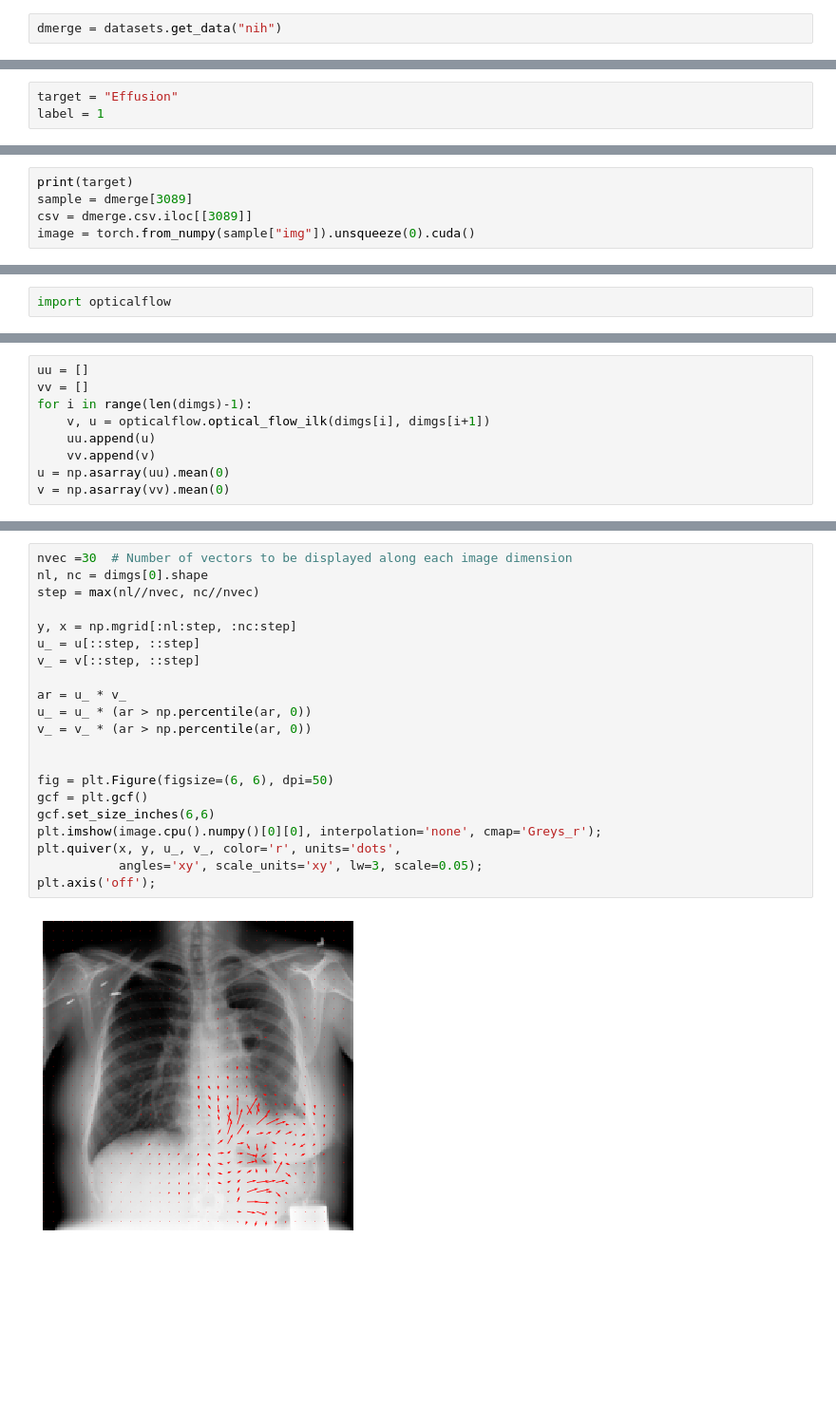
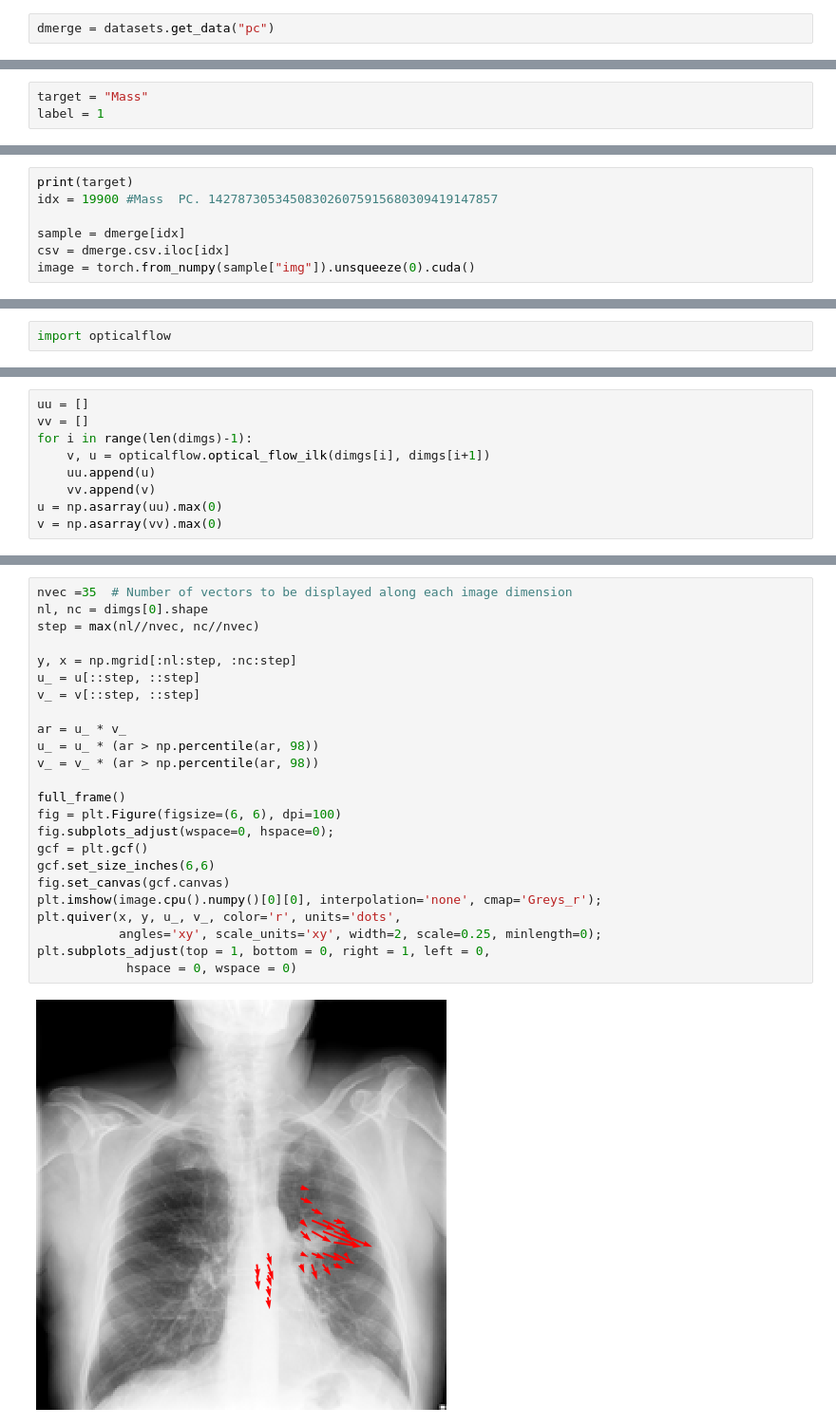
Before and after one commit to mlmed/gifsplanation, a Jupyter notebook: gif-generate-opticalflow.ipynb, the cells around one changed output, grey strips where cells are left out. Shown at 95% size. Saved outputs shown, nothing was run; the diff lists cells and outputs as text; blank space fills up the shorter version.

```diff
--- a/gif-generate-opticalflow.ipynb
+++ b/gif-generate-opticalflow.ipynb
@@ -27,3 +37,3 @@ import glob
 # %%
-dmerge = datasets.get_data("nih")
+dmerge = datasets.get_data("pc")
 # %% [output]
@@ -53,3 +67,3 @@ temp_path = "/lscratch/joecohen/SDS-2342-ASDAA"
 # %%
-target = "Effusion"
+target = "Mass"
 label = 1
@@ -56,6 +80,8 @@ label = 1
 # %%
 print(target)
-sample = dmerge[3089]
-csv = dmerge.csv.iloc[[3089]]
+idx = 19900 #Mass  PC. 142787305345083026075915680309419147857
+
+sample = dmerge[idx]
+csv = dmerge.csv.iloc[idx]
 image = torch.from_numpy(sample["img"]).unsqueeze(0).cuda()
 # %% [output]
@@ -120,8 +171,8 @@ for i in range(len(dimgs)-1):
     v, u = opticalflow.optical_flow_ilk(dimgs[i], dimgs[i+1])
     uu.append(u)
     vv.append(v)
-u = np.asarray(uu).mean(0)
-v = np.asarray(vv).mean(0)
+u = np.asarray(uu).max(0)
+v = np.asarray(vv).max(0)
 # %%
 norm = np.sqrt(u ** 2 + v ** 2)
 plt.imshow(norm, interpolation='none')
@@ -131,23 +182,26 @@ plt.imshow(norm, interpolation='none')
 # %%
-nvec =30  # Number of vectors to be displayed along each image dimension
+nvec =35  # Number of vectors to be displayed along each image dimension
 nl, nc = dimgs[0].shape
 step = max(nl//nvec, nc//nvec)
 
 y, x = np.mgrid[:nl:step, :nc:step]
 u_ = u[::step, ::step]
 v_ = v[::step, ::step]
 
 ar = u_ * v_
-u_ = u_ * (ar > np.percentile(ar, 0))
-v_ = v_ * (ar > np.percentile(ar, 0))
+u_ = u_ * (ar > np.percentile(ar, 98))
+v_ = v_ * (ar > np.percentile(ar, 98))
 
-
-fig = plt.Figure(figsize=(6, 6), dpi=50)
+full_frame()
+fig = plt.Figure(figsize=(6, 6), dpi=100)
+fig.subplots_adjust(wspace=0, hspace=0);
 gcf = plt.gcf()
 gcf.set_size_inches(6,6)
+fig.set_canvas(gcf.canvas)
 plt.imshow(image.cpu().numpy()[0][0], interpolation='none', cmap='Greys_r');
 plt.quiver(x, y, u_, v_, color='r', units='dots',
-           angles='xy', scale_units='xy', lw=3, scale=0.05);
-plt.axis('off');
+           angles='xy', scale_units='xy', width=2, scale=0.25, minlength=0);
+plt.subplots_adjust(top = 1, bottom = 0, right = 1, left = 0,
+            hspace = 0, wspace = 0)
 # %% [output]
-[figure, old version]
+[figure, new version]
```
Also changed, not shown: parts of 16 cells of this notebook, 4 other files.
